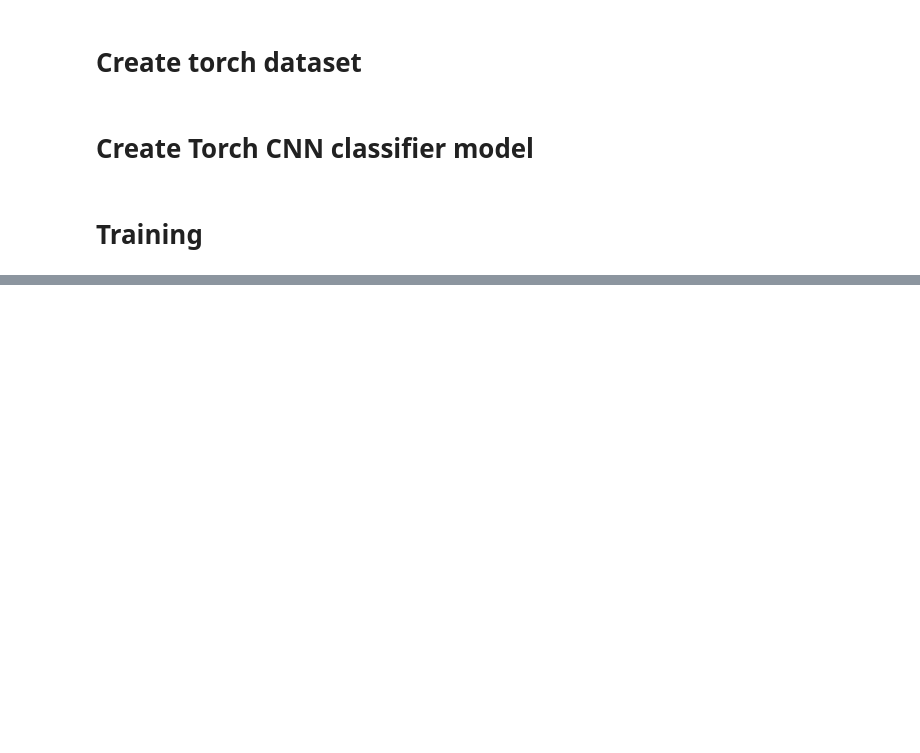
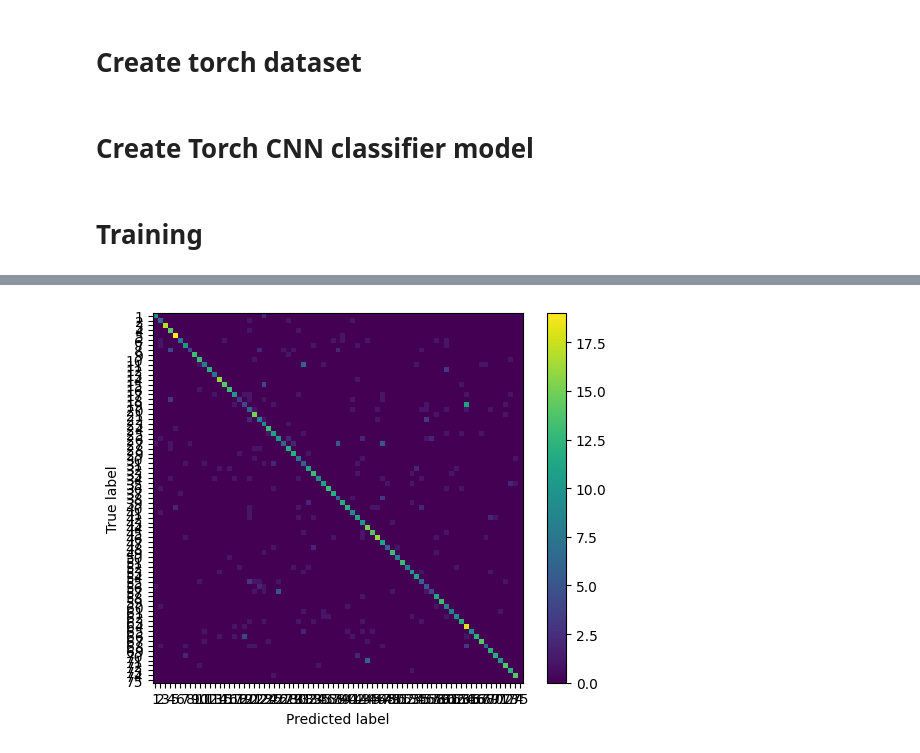
Before and after one commit to Gianl-msi/Python-Unleashed, a Jupyter notebook: Image Classification With CNN/Image Classification With CNN.ipynb, the cells around one changed output, grey strips where cells are left out. Saved outputs shown, nothing was run; the diff lists cells and outputs as text; code cells hidden in the pictures; blank space fills up the shorter version.

```diff
--- a/Image Classification With CNN/Image Classification With CNN.ipynb
+++ b/Image Classification With CNN/Image Classification With CNN.ipynb
@@ -344,3 +354,18 @@ accuracy:  0.642
+# %%
+# Function to plot confusion matrix
+
+def plot_confusion_matrix(y, preds):
+    true_class = np.argmax(y, axis = 1)
+    preds_class = np.argmax(preds, axis = 1)
+    cm = confusion_matrix(true_class, preds_class,  labels= np.arange(1,76))
+    disp = ConfusionMatrixDisplay(confusion_matrix=cm,
+                              display_labels= np.arange(1,76))
+    disp.plot(include_values = False)
+
+
+plot_confusion_matrix(test_pred[0], test_pred[1])
+# %% [output]
+[figure, added]
 # %%
 # function to save the trained model
 def save_model(model, path_model):
```
Also changed, not shown: parts of 11 cells of this notebook.
